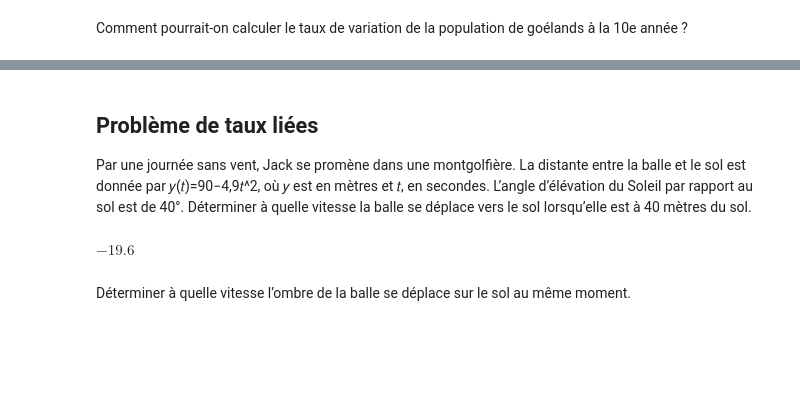
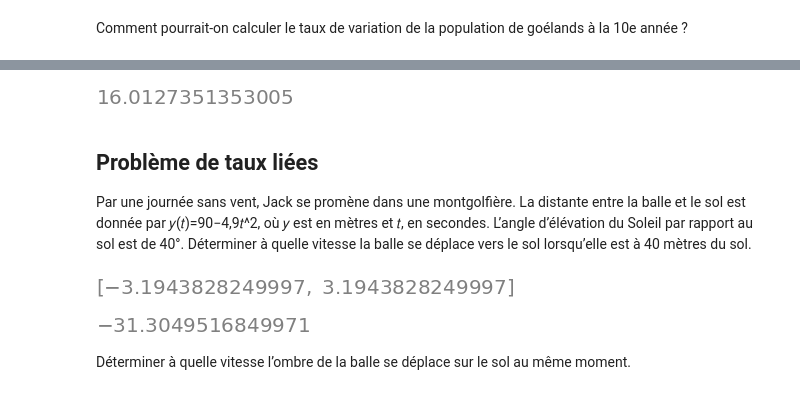
Before and after one commit to marcelie8/SympyCegep, a Jupyter notebook: Exemples_applications.ipynb, the cells around one changed output, grey strips where cells are left out. Drawn from its saved outputs; the diff is of its cells as text; code cells hidden in the pictures; blank space fills up the shorter version.

```diff
--- a/Exemples_applications.ipynb
+++ b/Exemples_applications.ipynb
@@ -108,13 +106,22 @@ $\displaystyle \log{\left(9000000 \right)}$
+# %%
+N(point_inflexion)
+# %% [output]
+[figure, added]
 # %% [markdown]
 ## Problème de taux liées
 Par une journée sans vent, Jack se promène dans une montgolfière. La distante entre la balle et le sol est donnée par 𝑦(𝑡)=90−4,9𝑡^2, où 𝑦 est en mètres et 𝑡, en secondes. L’angle d’élévation du Soleil par rapport au sol est de 40°.
 Déterminer à quelle vitesse la balle se déplace vers le sol lorsqu’elle est à 40 mètres du sol.
-# %%
-𝑦=90-4.9*𝑡**2
-y1=y.diff(t)
-y1.subs(t,2)    #vitesse après 2 secondes
-# %% [output]
-$\displaystyle -19.6$
+# %%
+𝑦=90-4.9*𝑡**2
+t1=solve(𝑦-40,t)   #temps lorsque la hauteur est de 40 m
+t1 #on prend la valeur positive
+# %% [output]
+[figure, added]
+# %%
+y1=y.diff(t)    #vitesse
+y1.subs(t,t1[1])    #vitesse lorsque la hauteur est de 40 m
+# %% [output]
+[figure, added]
 # %% [markdown]
 Déterminer à quelle vitesse l’ombre de la balle se déplace sur le sol au même moment.
 # %%
```
Also changed, not shown: parts of 28 cells of this notebook.
